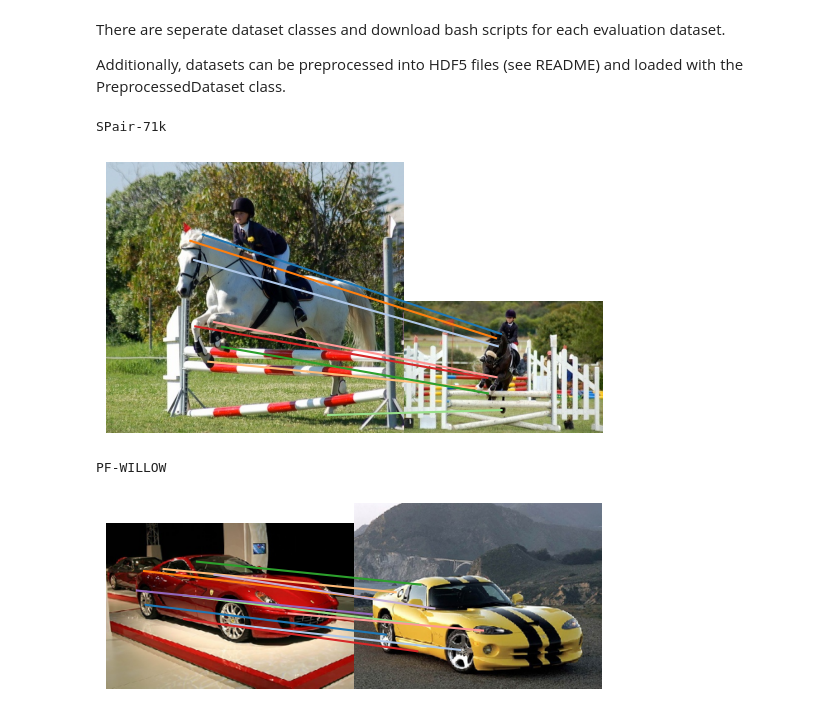
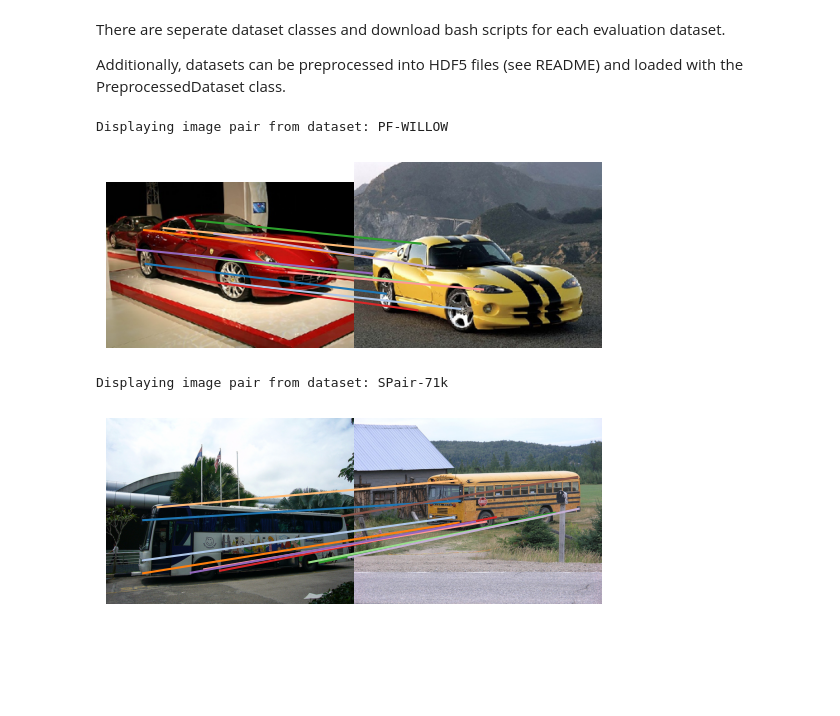
Before and after one commit to FrankFundel/DistillDIFT, a Jupyter notebook: datasets/explore.ipynb, the cells around one changed output. Cells and saved outputs as stored; diff of their text form; code cells hidden in the pictures; blank space fills up the shorter version.

```diff
--- a/datasets/explore.ipynb
+++ b/datasets/explore.ipynb
@@ -31,11 +15,22 @@ pfwillow_image_pair = pfwillow_dataset[0]
-# %%
-print('SPair-71k')
-display_image_pair(spair_image_pair)
-
-print('PF-WILLOW')
-display_image_pair(pfwillow_image_pair)
-# %% [output]
-SPair-71k
-[figure, removed]
-PF-WILLOW
-[figure, removed]
+# %%
+# Whether to load the dataset from hdf5 or from the original images
+from_hdf5 = True
+
+# Load the dataset config
+dataset_config = read_config('../dataset_config.json')
+
+for config in dataset_config:
+    # Load the dataset
+    dataset = load_dataset(config, from_hdf5)
+
+    # Get the first image pair from each dataset
+    image_pair = dataset[0]
+
+    # Display the image pair
+    print("Displaying image pair from dataset: {}".format(config['name']))
+    display_image_pair(image_pair)
+# %% [output]
+Displaying image pair from dataset: PF-WILLOW
+[figure, added]
+Displaying image pair from dataset: SPair-71k
+[figure, added]
```
Also changed, not shown: parts of 4 cells of this notebook, 9 other files.
